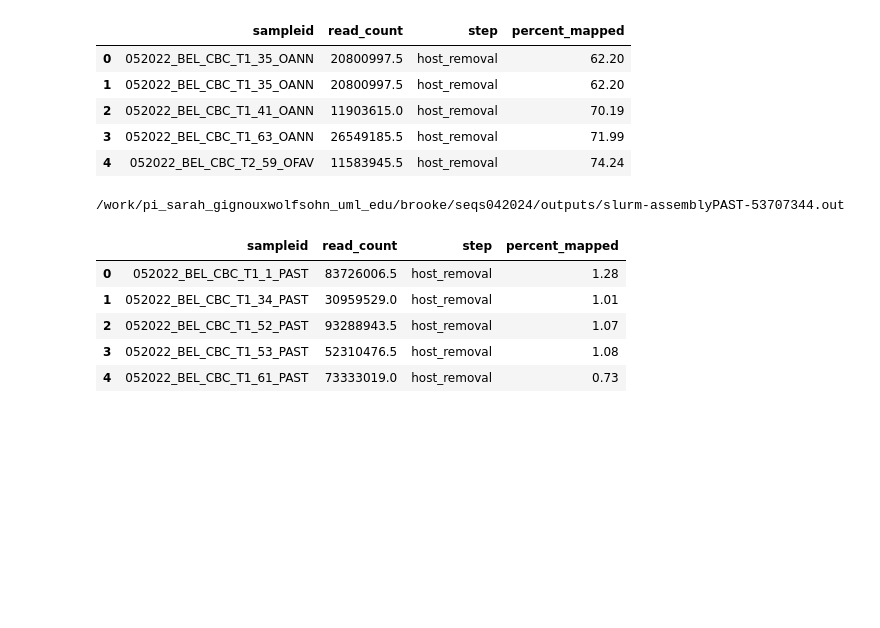
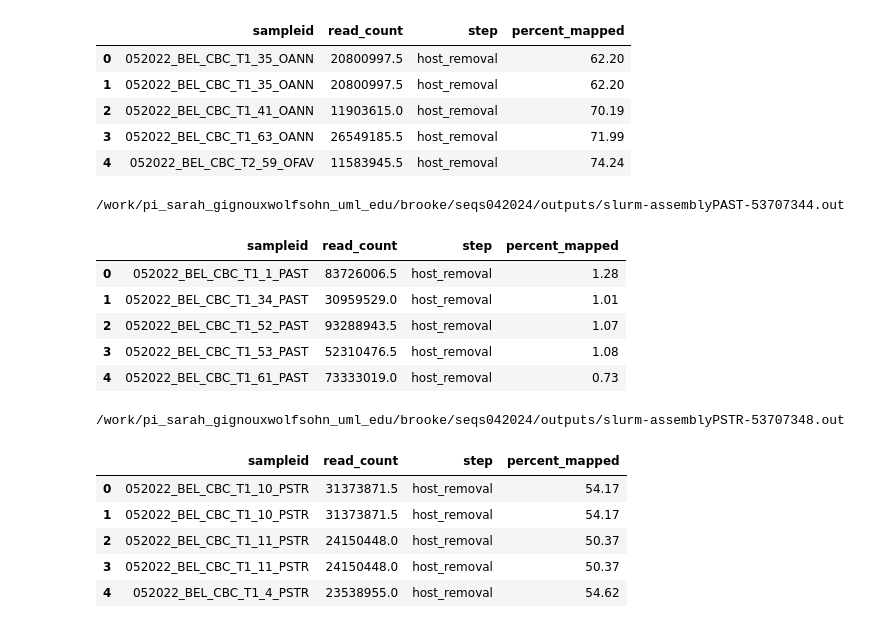
Before and after one commit to brookewicz/CBC_metagenomics, a Jupyter notebook: all_sctld/read_counts.ipynb, the cells around one changed output. Saved outputs shown, nothing was run; the diff lists cells and outputs as text; code cells hidden in the pictures; blank space fills up the shorter version.

Commit message:
add in first half pstr host removal counts

```diff
--- a/all_sctld/read_counts.ipynb
+++ b/all_sctld/read_counts.ipynb
@@ -766,3 +768,72 @@ past_df.head()
 | 4 | 052022_BEL_CBC_T1_61_PAST | 73333019.0 | host_removal | 0.73 |
 # %%
 # add in second PAST output when it finishes running
+# %%
+# PSTR
+sample_file='/scratch4/workspace/brooke_sienkiewicz_student_uml_edu-bel_raw/PSTR/spp_samples'
+
+# Read sample IDs in order
+with open(sample_file, "r") as f:
+    sample_ids = [line.strip().split()[0] for line in f if line.strip()]
+end=sample_ids.index('102019_BEL_CBC_T1_28_PSTR')
+sample_ids=sample_ids[0:end+1]
+# %%
+file_path='/work/pi_sarah_gignouxwolfsohn_uml_edu/brooke/seqs042024/outputs'
+slurm_file='slurm-assemblyPSTR-53707348.out'
+slurm_output=os.path.join(file_path, slurm_file)
+print(slurm_output)
+
+# Read SLURM output
+with open(slurm_output, "r") as f:
+    slurm_data = f.read()
+
+log_blocks = slurm_data.split("reads; of these:")
+log_blocks = log_blocks[1:]
+log_blocks = ["reads; of these:" + block for block in log_blocks]
+# discard the last one bc it didnt save the output file and will be redone
+log_blocks=log_blocks[0:19]
+
+if len(log_blocks) != len(sample_ids):
+    print("Warning: Number of logs and samples do not match!")
+    print(f"Samples: {len(sample_ids)}")
+    print(f"Logs:    {len(log_blocks)}\n")
+
+    for i, (sample, log) in enumerate(zip(sample_ids, log_blocks)):
+        print(f"{i}: Sample: {sample} | Log starts with: {log[:50]}")
+
+unmapped_counts = []
+for block in log_blocks:
+    match = re.search(r"(\d[\d,]*) \([\d.]+%\) aligned 0 times", block)
+    if match:
+        seqs = int(match.group(1).replace(",", ""))
+        unmapped_counts.append(seqs)
+    else:
+        unmapped_counts.append(None)
+
+mapped_percent = []
+for block in log_blocks:
+    match = re.search(r"([\d.]+)% overall alignment rate", block)
+    #print(match)
+    if match:
+        percent = float(match.group(1))
+        mapped_percent.append(percent)
+    else:
+        mapped_percent.append(None)
+
+past_df = pd.DataFrame({
+    "sampleid": sample_ids,
+     "read_count": unmapped_counts,
+    "step": "host_removal",
+    "percent_mapped": mapped_percent
+})
+# divide numbers in half since they are calculating with F & R together
+past_df['read_count']=past_df['read_count']/2
+past_df.head()
+# %% [output]
+/work/pi_sarah_gignouxwolfsohn_uml_edu/brooke/seqs042024/outputs/slurm-assemblyPSTR-53707348.out
+|  | sampleid | read_count | step | percent_mapped |
+| 0 | 052022_BEL_CBC_T1_10_PSTR | 31373871.5 | host_removal | 54.17 |
+| 1 | 052022_BEL_CBC_T1_10_PSTR | 31373871.5 | host_removal | 54.17 |
+| 2 | 052022_BEL_CBC_T1_11_PSTR | 24150448.0 | host_removal | 50.37 |
+| 3 | 052022_BEL_CBC_T1_11_PSTR | 24150448.0 | host_removal | 50.37 |
+| 4 | 052022_BEL_CBC_T1_4_PSTR | 23538955.0 | host_removal | 54.62 |
```
Also changed, not shown: parts of 2 cells of this notebook.
